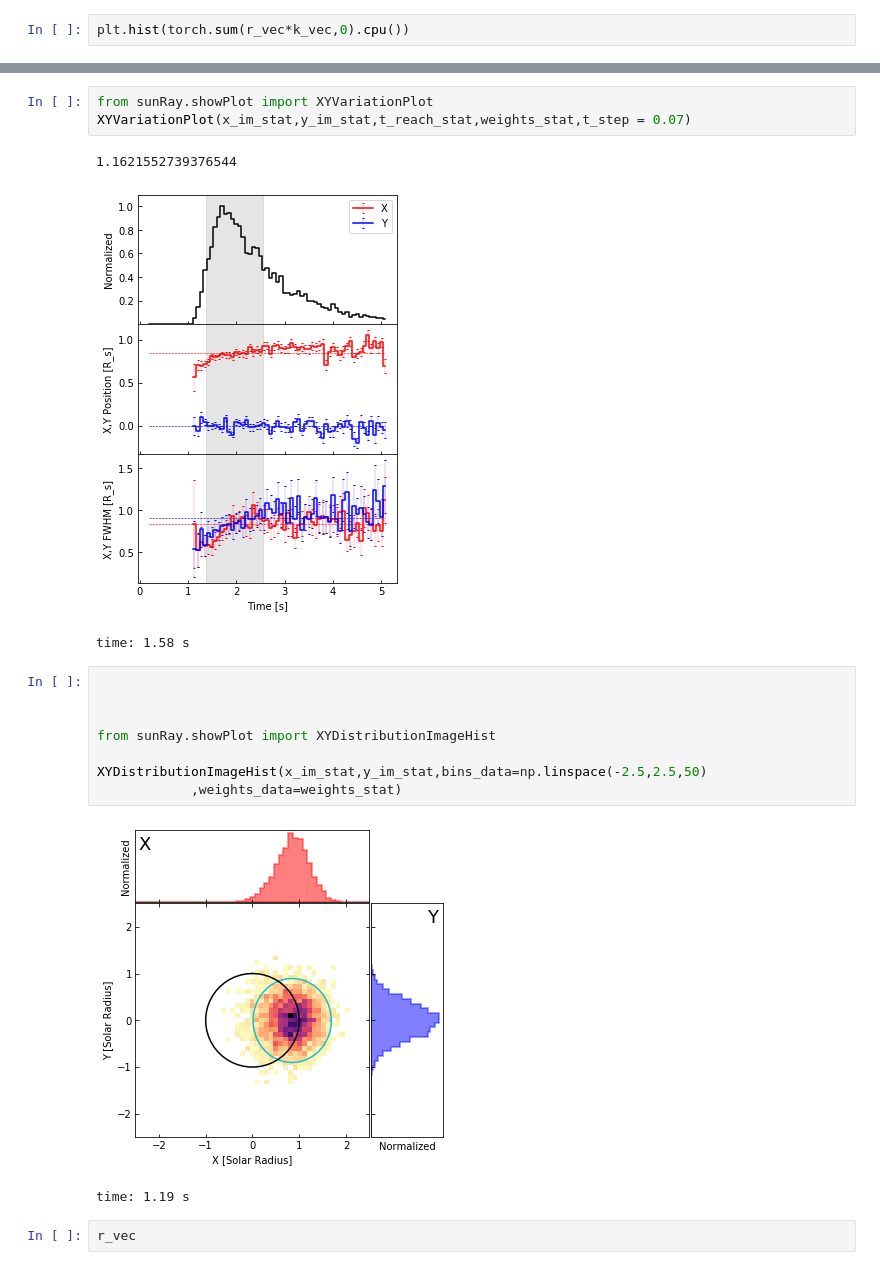
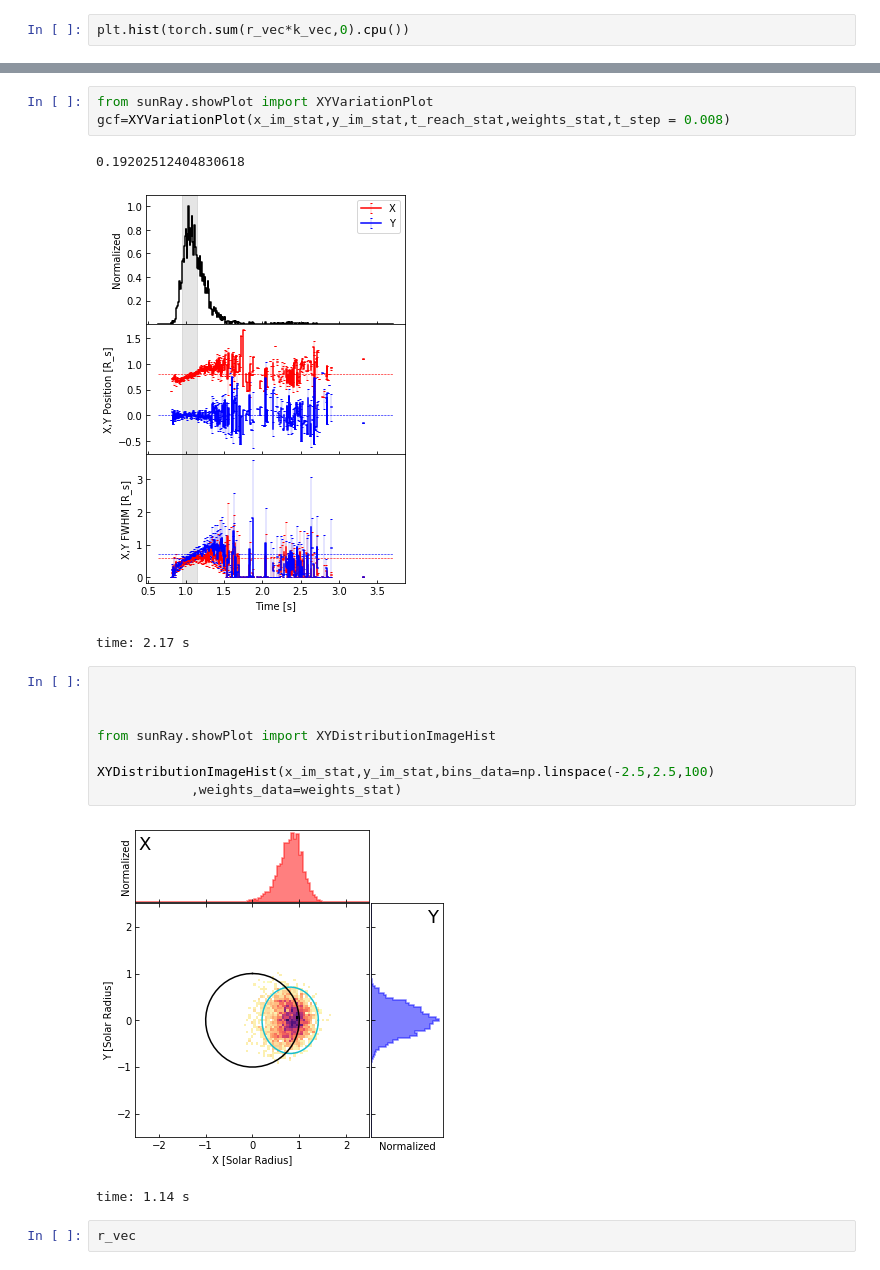
Before and after one commit to peijin94/SunRay, a Jupyter notebook: ray_scat_test.ipynb, the cells around one changed output, grey strips where cells are left out. Saved outputs shown, nothing was run; the diff lists cells and outputs as text.

```diff
--- a/ray_scat_test.ipynb
+++ b/ray_scat_test.ipynb
@@ -180,21 +182,21 @@ time: 723 ms
 # %%
 from sunRay.showPlot import XYVariationPlot
-XYVariationPlot(x_im_stat,y_im_stat,t_reach_stat,weights_stat,t_step = 0.07)
+gcf=XYVariationPlot(x_im_stat,y_im_stat,t_reach_stat,weights_stat,t_step = 0.008)
 # %% [output]
-1.1621552739376544
+0.19202512404830618
-[figure, old version]
+[figure, new version]
-time: 1.58 s
+time: 2.17 s
 # %%
 
 
 
 from sunRay.showPlot import XYDistributionImageHist
 
-XYDistributionImageHist(x_im_stat,y_im_stat,bins_data=np.linspace(-2.5,2.5,50)
+XYDistributionImageHist(x_im_stat,y_im_stat,bins_data=np.linspace(-2.5,2.5,100)
             ,weights_data=weights_stat)
 # %% [output]
-[figure, old version]
+[figure, new version]
-time: 1.19 s
+time: 1.14 s
 # %%
 r_vec
 # %% [output]
```
Also changed, not shown: parts of 7 cells of this notebook, 4 other files.
